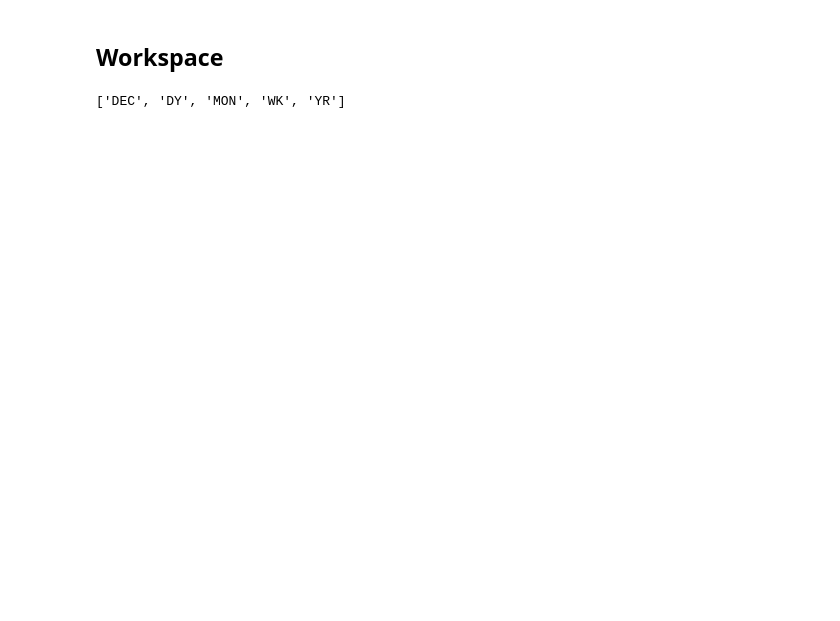
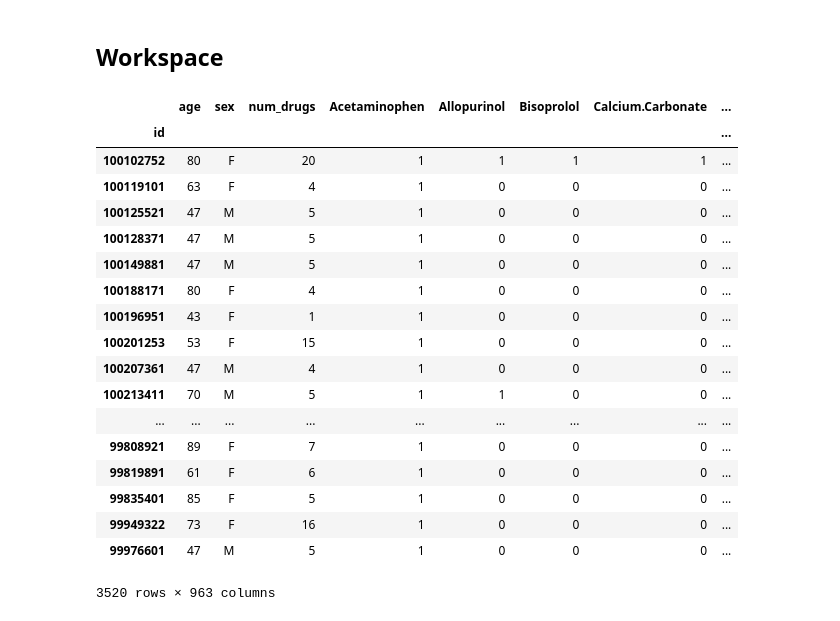
Before and after one commit to tatonetti-lab/sex_risks, a Jupyter notebook: Drugs with Sex Risks.ipynb, the cells around one changed output. Drawn from its saved outputs; the diff is of its cells as text; code cells hidden in the pictures; blank space fills up the shorter version.

Commit message:
created PSM dataframe Acetaminophen trial

```diff
--- a/Drugs with Sex Risks.ipynb
+++ b/Drugs with Sex Risks.ipynb
@@ -2492,4 +2520,0 @@ df_aeolus.head()
-# %%
-list(np.unique(df_aeolus['age_code']))
-# %% [output]
-['DEC', 'DY', 'MON', 'WK', 'YR']
@@ -2501,0 +2521,22 @@ plt.hist(df_aeolus.get('report_year').values)
+# %%
+pd.read_feather(ROOT+"PSM/Acetaminophen Trial/Prepped for PSM.feather").set_index('id')
+# %% [output]
+|  | age | sex | num_drugs | Acetaminophen | Allopurinol | Bisoprolol | Calcium.Carbonate | ... |
+| id |  |  |  |  |  |  |  | ... |
+| 100102752 | 80 | F | 20 | 1 | 1 | 1 | 1 | ... |
+| 100119101 | 63 | F | 4 | 1 | 0 | 0 | 0 | ... |
+| 100125521 | 47 | M | 5 | 1 | 0 | 0 | 0 | ... |
+| 100128371 | 47 | M | 5 | 1 | 0 | 0 | 0 | ... |
+| 100149881 | 47 | M | 5 | 1 | 0 | 0 | 0 | ... |
+| 100188171 | 80 | F | 4 | 1 | 0 | 0 | 0 | ... |
+| 100196951 | 43 | F | 1 | 1 | 0 | 0 | 0 | ... |
+| 100201253 | 53 | F | 15 | 1 | 0 | 0 | 0 | ... |
+| 100207361 | 47 | M | 4 | 1 | 0 | 0 | 0 | ... |
+| 100213411 | 70 | M | 5 | 1 | 1 | 0 | 0 | ... |
+| ... | ... | ... | ... | ... | ... | ... | ... | ... |
+| 99808921 | 89 | F | 7 | 1 | 0 | 0 | 0 | ... |
+| 99819891 | 61 | F | 6 | 1 | 0 | 0 | 0 | ... |
+| 99835401 | 85 | F | 5 | 1 | 0 | 0 | 0 | ... |
+| 99949322 | 73 | F | 16 | 1 | 0 | 0 | 0 | ... |
+| 99976601 | 47 | M | 5 | 1 | 0 | 0 | 0 | ... |
+3520 rows × 963 columns
```
Also changed, not shown: parts of 16 cells of this notebook, 1 other file.
